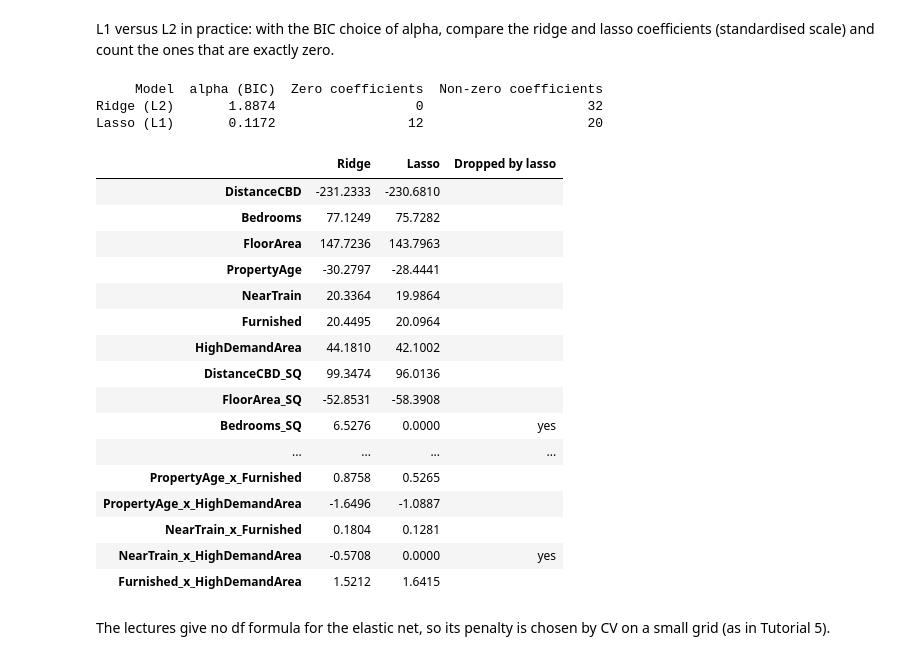
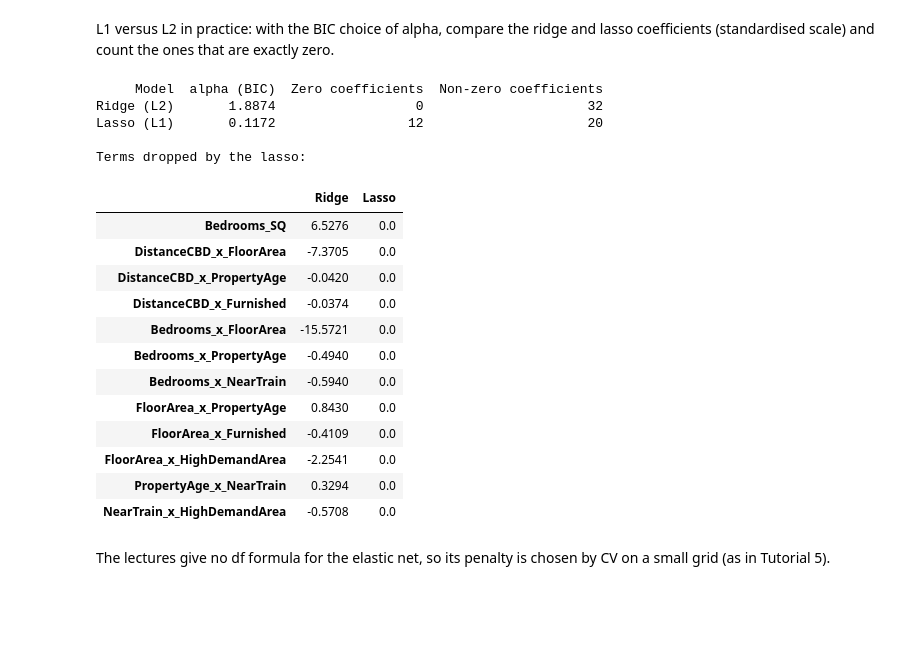
Before and after one commit to QingXueli/qbus2820, a Jupyter notebook: SID_Assignment1_implementation.ipynb, the cells around one changed output. Drawn from its saved outputs; the diff is of its cells as text; code cells hidden in the pictures; blank space fills up the shorter version.

Commit message:
M6: shorten coefficient table to the terms dropped by the lasso
Co-Authored-By: Claude Opus 5.5 <noreply@anthropic.com>
Claude-Session: https://claude.ai/code/session_01EBVknjHKcdqYfCbgwhmvJF

```diff
--- a/SID_Assignment1_implementation.ipynb
+++ b/SID_Assignment1_implementation.ipynb
@@ -936,41 +936,39 @@ count the ones that are exactly zero.
 # %%
 ridge_alpha = m6_path.loc[m6_path['Ridge BIC'].idxmin(), 'alpha']     # alpha chosen by BIC
 lasso_alpha = m6_path.loc[m6_path['Lasso BIC'].idxmin(), 'alpha']
 ridge_coef = Ridge(alpha = ridge_alpha).fit(X_std, y).coef_                          # 32 coefficients (standardised scale)
 lasso_coef = Lasso(alpha = lasso_alpha, max_iter = 100000).fit(X_std, y).coef_ + 0.0   # + 0.0 turns -0.0 into 0.0 for display
 
 # Summary: how many coefficients are exactly zero
 zero_summary = pd.DataFrame({'Model': ['Ridge (L2)', 'Lasso (L1)'],
                              'alpha (BIC)': [ridge_alpha, lasso_alpha],
                              'Zero coefficients': [np.sum(ridge_coef == 0), np.sum(lasso_coef == 0)],
                              'Non-zero coefficients': [np.sum(ridge_coef != 0), np.sum(lasso_coef != 0)]})
 print(zero_summary.round(4).to_string(index = False))
 
-# Coefficient table (as Tutorial 7 prints the lasso coefficients): one row per column of X_all
+# Only the terms the lasso sets to 0: ridge keeps a (small) coefficient for each of them
 coef_table = pd.DataFrame({'Ridge': ridge_coef, 'Lasso': lasso_coef}, index = X_all.columns)
-coef_table['Dropped by lasso'] = np.where(lasso_coef == 0, 'yes', '')   # mark the terms the lasso sets to 0
-coef_table.round(4)
+print('\nTerms dropped by the lasso:')
+coef_table[coef_table['Lasso'] == 0].round(4)
 # %% [output]
      Model  alpha (BIC)  Zero coefficients  Non-zero coefficients
 Ridge (L2)       1.8874                  0                     32
 Lasso (L1)       0.1172                 12                     20
+
+Terms dropped by the lasso:
-|  | Ridge | Lasso | Dropped by lasso |
-| DistanceCBD | -231.2333 | -230.6810 |  |
-| Bedrooms | 77.1249 | 75.7282 |  |
-| FloorArea | 147.7236 | 143.7963 |  |
-| PropertyAge | -30.2797 | -28.4441 |  |
-| NearTrain | 20.3364 | 19.9864 |  |
-| Furnished | 20.4495 | 20.0964 |  |
-| HighDemandArea | 44.1810 | 42.1002 |  |
-| DistanceCBD_SQ | 99.3474 | 96.0136 |  |
-| FloorArea_SQ | -52.8531 | -58.3908 |  |
-| Bedrooms_SQ | 6.5276 | 0.0000 | yes |
-| ... | ... | ... | ... |
-| PropertyAge_x_Furnished | 0.8758 | 0.5265 |  |
-| PropertyAge_x_HighDemandArea | -1.6496 | -1.0887 |  |
-| NearTrain_x_Furnished | 0.1804 | 0.1281 |  |
-| NearTrain_x_HighDemandArea | -0.5708 | 0.0000 | yes |
-| Furnished_x_HighDemandArea | 1.5212 | 1.6415 |  |
+|  | Ridge | Lasso |
+| Bedrooms_SQ | 6.5276 | 0.0 |
+| DistanceCBD_x_FloorArea | -7.3705 | 0.0 |
+| DistanceCBD_x_PropertyAge | -0.0420 | 0.0 |
+| DistanceCBD_x_Furnished | -0.0374 | 0.0 |
+| Bedrooms_x_FloorArea | -15.5721 | 0.0 |
+| Bedrooms_x_PropertyAge | -0.4940 | 0.0 |
+| Bedrooms_x_NearTrain | -0.5940 | 0.0 |
+| FloorArea_x_PropertyAge | 0.8430 | 0.0 |
+| FloorArea_x_Furnished | -0.4109 | 0.0 |
+| FloorArea_x_HighDemandArea | -2.2541 | 0.0 |
+| PropertyAge_x_NearTrain | 0.3294 | 0.0 |
+| NearTrain_x_HighDemandArea | -0.5708 | 0.0 |
 # %% [markdown]
 The lectures give no df formula for the elastic net, so its penalty is chosen by CV on a small grid (as in Tutorial 5).
 # %%
```
Also changed, not shown: parts of 1 cell of this notebook, 1 other file.
